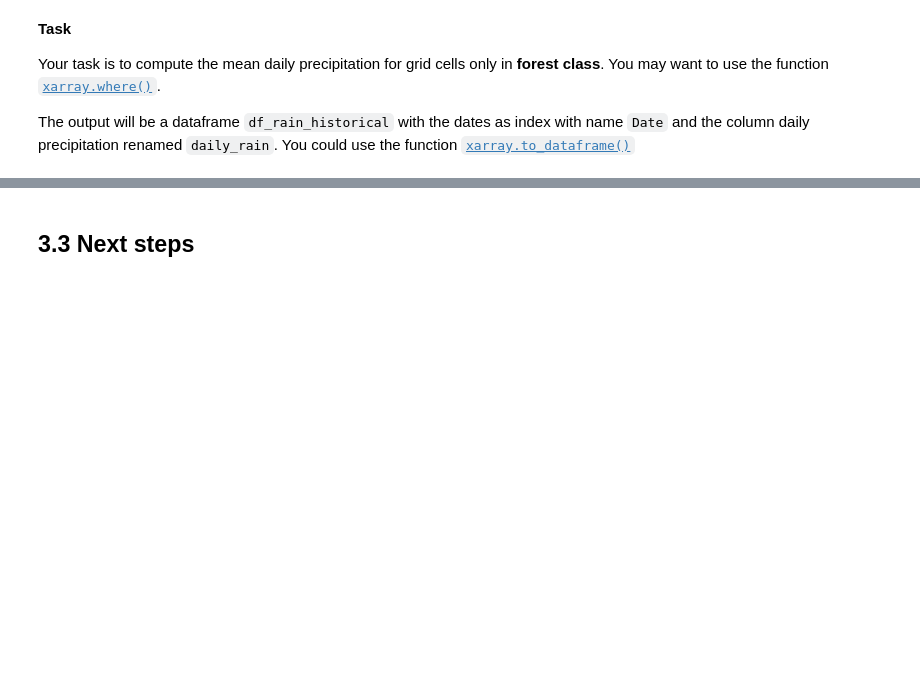
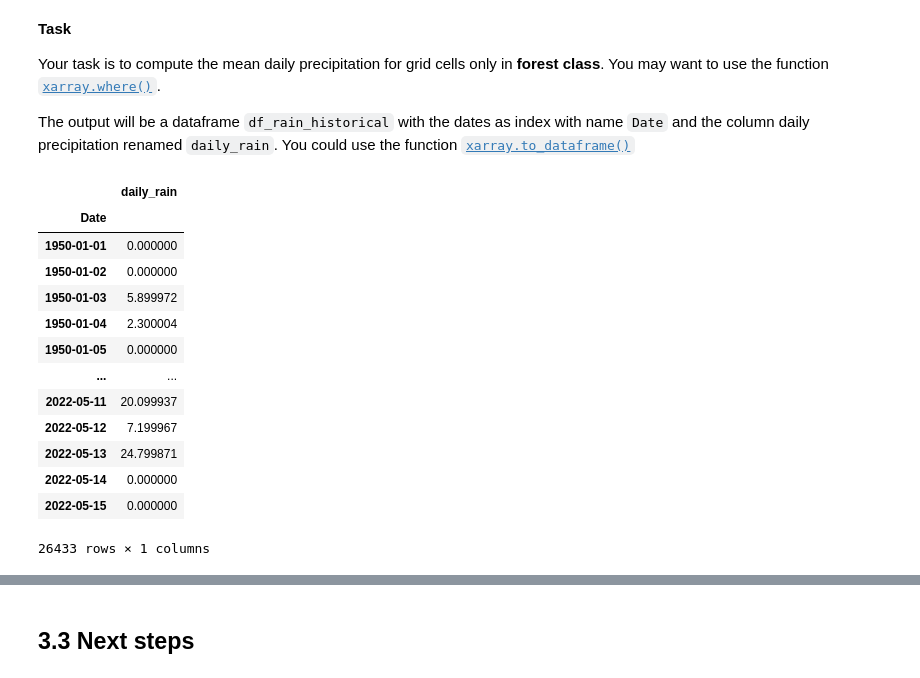
Before and after one commit to staghado/descartes-data-sci, a Jupyter notebook: 02-rescale_rasters_and_pricing.ipynb, the cells around one changed output, grey strips where cells are left out. Cells and saved outputs as stored; diff of their text form; code cells hidden in the pictures; blank space fills up the shorter version.

```diff
--- a/02-rescale_rasters_and_pricing.ipynb
+++ b/02-rescale_rasters_and_pricing.ipynb
@@ -106,0 +164,32 @@ The output will be a dataframe `df_rain_historical` with the dates as index with
+# %%
+# create a mask for forest areas (vegetation class 110)
+forest_mask = vegetation_downscaled_xr.vegetation == 110
+
+# filter precipitation of forest areas
+forest_precipitation = precipitation_downscaled_xr.where(forest_mask)
+
+# compute mean daily precipitation, mean over spatial dims latitude and longitude
+df_rain_historical = forest_precipitation.mean(dim=['latitude', 'longitude'], skipna=True).to_dataframe()
+
+# drop the spatial_ref column from the resulting df
+df_rain_historical.drop(columns='spatial_ref', inplace=True)
+
+# rename the precipitation column and index
+df_rain_historical.rename(columns={'precipitation': 'daily_rain'}, inplace=True)
+df_rain_historical.index.rename('Date', inplace=True)
+df_rain_historical
+# %% [output]
+|  | daily_rain |
+| Date |  |
+| 1950-01-01 | 0.000000 |
+| 1950-01-02 | 0.000000 |
+| 1950-01-03 | 5.899972 |
+| 1950-01-04 | 2.300004 |
+| 1950-01-05 | 0.000000 |
+| ... | ... |
+| 2022-05-11 | 20.099937 |
+| 2022-05-12 | 7.199967 |
+| 2022-05-13 | 24.799871 |
+| 2022-05-14 | 0.000000 |
+| 2022-05-15 | 0.000000 |
+26433 rows × 1 columns
```
Also changed, not shown: parts of 39 cells of this notebook, 2 other files.
